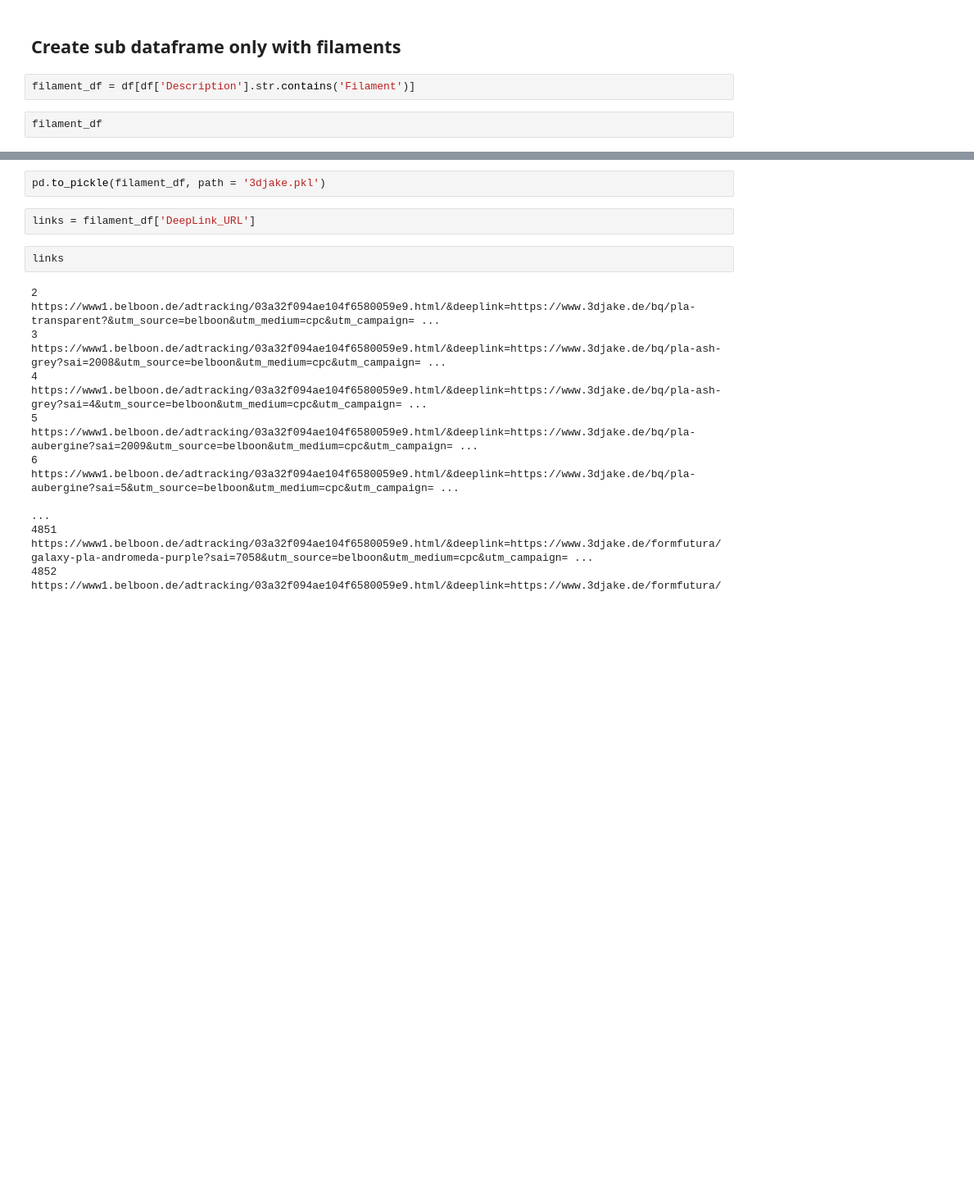
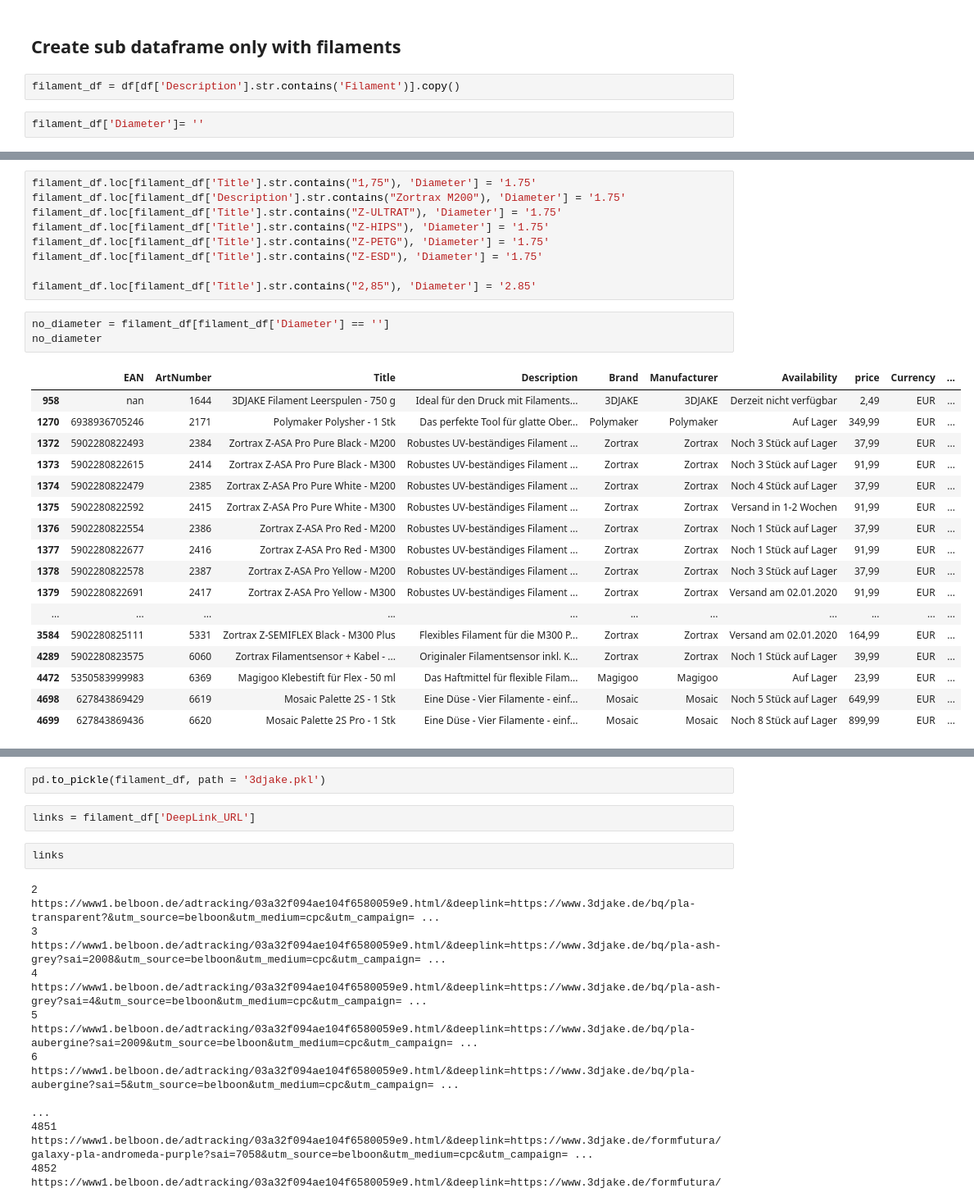
Before and after one commit to subrockmann/product-cleaner, a Jupyter notebook: 3djake Produktdaten.ipynb, the cells around one changed output, grey strips where cells are left out. Shown: that part at 82% size. Drawn from its saved outputs; the diff is of its cells as text; blank space fills up the shorter version.

Commit message:
feat: clean-up 'Diameter'

```diff
--- a/3djake Produktdaten.ipynb
+++ b/3djake Produktdaten.ipynb
@@ -141,6 +142,6 @@ Name: Brand, Length: 64, dtype: int64
 # %% [markdown]
 ## Create sub dataframe only with filaments
 # %%
-filament_df = df[df['Description'].str.contains('Filament')]
+filament_df = df[df['Description'].str.contains('Filament')].copy()
 # %%
-filament_df
+filament_df['Diameter']= ''
@@ -160,0 +148,30 @@ filament_df
+# %%
+filament_df.loc[filament_df['Title'].str.contains("1,75"), 'Diameter'] = '1.75'
+filament_df.loc[filament_df['Description'].str.contains("Zortrax M200"), 'Diameter'] = '1.75'
+filament_df.loc[filament_df['Title'].str.contains("Z-ULTRAT"), 'Diameter'] = '1.75'
+filament_df.loc[filament_df['Title'].str.contains("Z-HIPS"), 'Diameter'] = '1.75'
+filament_df.loc[filament_df['Title'].str.contains("Z-PETG"), 'Diameter'] = '1.75'
+filament_df.loc[filament_df['Title'].str.contains("Z-ESD"), 'Diameter'] = '1.75'
+
+filament_df.loc[filament_df['Title'].str.contains("2,85"), 'Diameter'] = '2.85'
+# %%
+no_diameter = filament_df[filament_df['Diameter'] == '']
+no_diameter
+# %% [output]
+|  | EAN | ArtNumber | Title | Description | Brand | Manufacturer | Availability | price | Currency | ... |
+| 958 | nan | 1644 | 3DJAKE Filament Leerspulen - 750 g | Ideal für den Druck mit Filaments... | 3DJAKE | 3DJAKE | Derzeit nicht verfügbar | 2,49 | EUR | ... |
+| 1270 | 6938936705246 | 2171 | Polymaker Polysher - 1 Stk | Das perfekte Tool für glatte Ober... | Polymaker | Polymaker | Auf Lager | 349,99 | EUR | ... |
+| 1372 | 5902280822493 | 2384 | Zortrax Z-ASA Pro Pure Black - M200 | Robustes UV-beständiges Filament ... | Zortrax | Zortrax | Noch 3 Stück auf Lager | 37,99 | EUR | ... |
+| 1373 | 5902280822615 | 2414 | Zortrax Z-ASA Pro Pure Black - M300 | Robustes UV-beständiges Filament ... | Zortrax | Zortrax | Noch 3 Stück auf Lager | 91,99 | EUR | ... |
+| 1374 | 5902280822479 | 2385 | Zortrax Z-ASA Pro Pure White - M200 | Robustes UV-beständiges Filament ... | Zortrax | Zortrax | Noch 4 Stück auf Lager | 37,99 | EUR | ... |
+| 1375 | 5902280822592 | 2415 | Zortrax Z-ASA Pro Pure White - M300 | Robustes UV-beständiges Filament ... | Zortrax | Zortrax | Versand in 1-2 Wochen | 91,99 | EUR | ... |
+| 1376 | 5902280822554 | 2386 | Zortrax Z-ASA Pro Red - M200 | Robustes UV-beständiges Filament ... | Zortrax | Zortrax | Noch 1 Stück auf Lager | 37,99 | EUR | ... |
+| 1377 | 5902280822677 | 2416 | Zortrax Z-ASA Pro Red - M300 | Robustes UV-beständiges Filament ... | Zortrax | Zortrax | Noch 1 Stück auf Lager | 91,99 | EUR | ... |
+| 1378 | 5902280822578 | 2387 | Zortrax Z-ASA Pro Yellow - M200 | Robustes UV-beständiges Filament ... | Zortrax | Zortrax | Noch 3 Stück auf Lager | 37,99 | EUR | ... |
+| 1379 | 5902280822691 | 2417 | Zortrax Z-ASA Pro Yellow - M300 | Robustes UV-beständiges Filament ... | Zortrax | Zortrax | Versand am 02.01.2020 | 91,99 | EUR | ... |
+| ... | ... | ... | ... | ... | ... | ... | ... | ... | ... | ... |
+| 3584 | 5902280825111 | 5331 | Zortrax Z-SEMIFLEX Black - M300 Plus | Flexibles Filament für die M300 P... | Zortrax | Zortrax | Versand am 02.01.2020 | 164,99 | EUR | ... |
+| 4289 | 5902280823575 | 6060 | Zortrax Filamentsensor + Kabel - ... | Originaler Filamentsensor inkl. K... | Zortrax | Zortrax | Noch 1 Stück auf Lager | 39,99 | EUR | ... |
+| 4472 | 5350583999983 | 6369 | Magigoo Klebestift für Flex - 50 ml | Das Haftmittel für flexible Filam... | Magigoo | Magigoo | Auf Lager | 23,99 | EUR | ... |
+| 4698 | 627843869429 | 6619 | Mosaic Palette 2S - 1 Stk | Eine Düse - Vier Filamente - einf... | Mosaic | Mosaic | Noch 5 Stück auf Lager | 649,99 | EUR | ... |
+| 4699 | 627843869436 | 6620 | Mosaic Palette 2S Pro - 1 Stk | Eine Düse - Vier Filamente - einf... | Mosaic | Mosaic | Noch 8 Stück auf Lager | 899,99 | EUR | ... |
```
Also changed, not shown: parts of 9 cells of this notebook.
